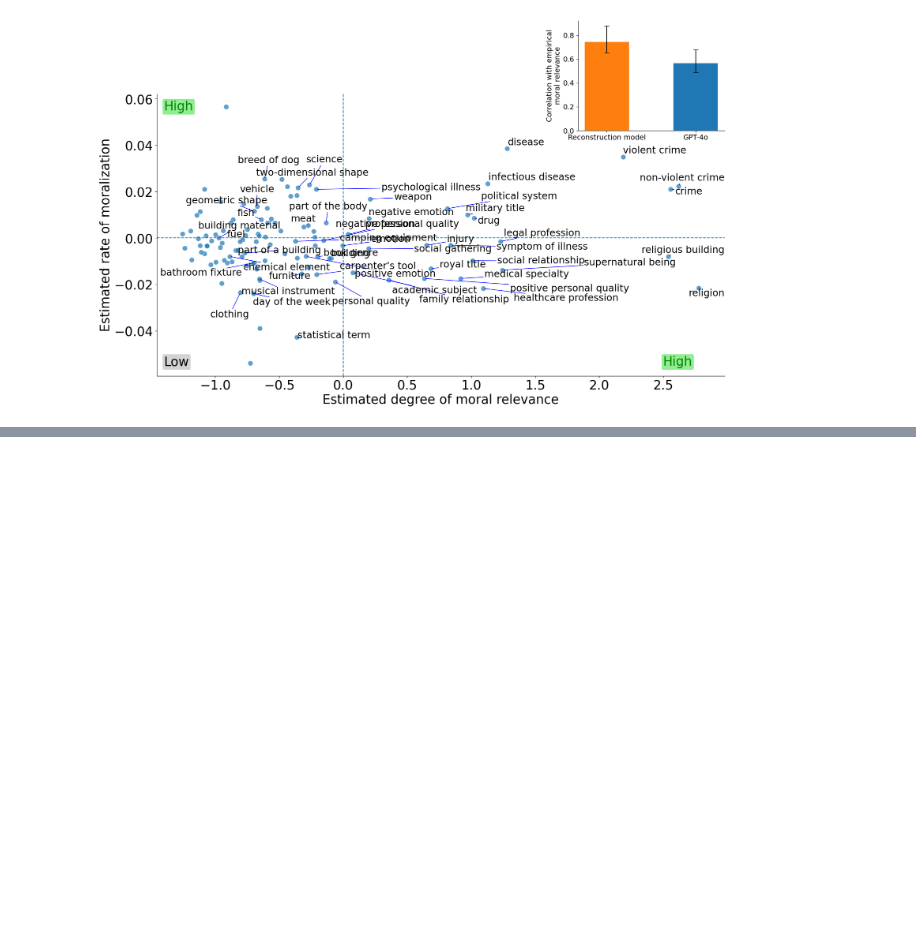
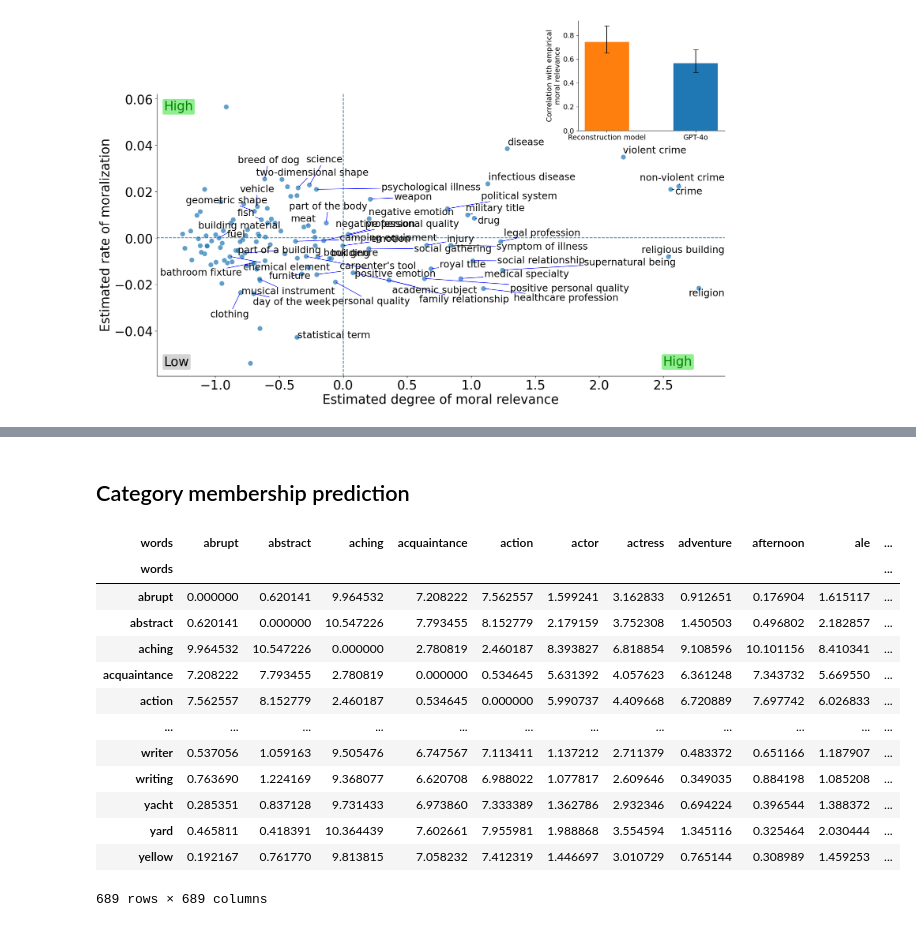
Before and after one commit to AidaRamezani/moralization_temporal, a Jupyter notebook: notebooks/coha_category_eval.ipynb, the cells around one changed output, grey strips where cells are left out. Cells and saved outputs as stored; diff of their text form; code cells hidden in the pictures; blank space fills up the shorter version.

```diff
--- a/notebooks/coha_category_eval.ipynb
+++ b/notebooks/coha_category_eval.ipynb
@@ -306,0 +372,36 @@ plt.savefig('notebooks/figs/figure4_coha.pdf',dpi = 500, bbox_inches = 'tight')
+# %% [markdown]
+## Category membership prediction
+# %%
+words = rel_df.words.unique()
+
+category_word_reg = pd.DataFrame()
+for c in norms:
+    result = get_growth_rate_word(c)
+    if len(result) == 0:
+        continue
+    category_word_reg = pd.concat((category_word_reg, result), ignore_index = True)
+
+
+
+pivot_df = rel_df[['words','year','outputs_z']].drop_duplicates().pivot(index = 'words',columns = 'year',values = 'outputs_z').dropna()
+
+from sklearn.metrics import pairwise_distances
+
+distances = pairwise_distances(pivot_df.values, metric = 'euclidean')
+distances = pd.DataFrame(distances, index = pivot_df.index, columns = pivot_df.index)
+distances
+# %% [output]
+| words | abrupt | abstract | aching | acquaintance | action | actor | actress | adventure | afternoon | ale | ... |
+| words |  |  |  |  |  |  |  |  |  |  | ... |
+| abrupt | 0.000000 | 0.620141 | 9.964532 | 7.208222 | 7.562557 | 1.599241 | 3.162833 | 0.912651 | 0.176904 | 1.615117 | ... |
+| abstract | 0.620141 | 0.000000 | 10.547226 | 7.793455 | 8.152779 | 2.179159 | 3.752308 | 1.450503 | 0.496802 | 2.182857 | ... |
+| aching | 9.964532 | 10.547226 | 0.000000 | 2.780819 | 2.460187 | 8.393827 | 6.818854 | 9.108596 | 10.101156 | 8.410341 | ... |
+| acquaintance | 7.208222 | 7.793455 | 2.780819 | 0.000000 | 0.534645 | 5.631392 | 4.057623 | 6.361248 | 7.343732 | 5.669550 | ... |
+| action | 7.562557 | 8.152779 | 2.460187 | 0.534645 | 0.000000 | 5.990737 | 4.409668 | 6.720889 | 7.697742 | 6.026833 | ... |
+| ... | ... | ... | ... | ... | ... | ... | ... | ... | ... | ... | ... |
+| writer | 0.537056 | 1.059163 | 9.505476 | 6.747567 | 7.113411 | 1.137212 | 2.711379 | 0.483372 | 0.651166 | 1.187907 | ... |
+| writing | 0.763690 | 1.224169 | 9.368077 | 6.620708 | 6.988022 | 1.077817 | 2.609646 | 0.349035 | 0.884198 | 1.085208 | ... |
+| yacht | 0.285351 | 0.837128 | 9.731433 | 6.973860 | 7.333389 | 1.362786 | 2.932346 | 0.694224 | 0.396544 | 1.388372 | ... |
+| yard | 0.465811 | 0.418391 | 10.364439 | 7.602661 | 7.955981 | 1.988868 | 3.554594 | 1.345116 | 0.325464 | 2.030444 | ... |
+| yellow | 0.192167 | 0.761770 | 9.813815 | 7.058232 | 7.412319 | 1.446697 | 3.010729 | 0.765144 | 0.308989 | 1.459253 | ... |
+689 rows × 689 columns
```
Also changed, not shown: parts of 12 cells of this notebook.
